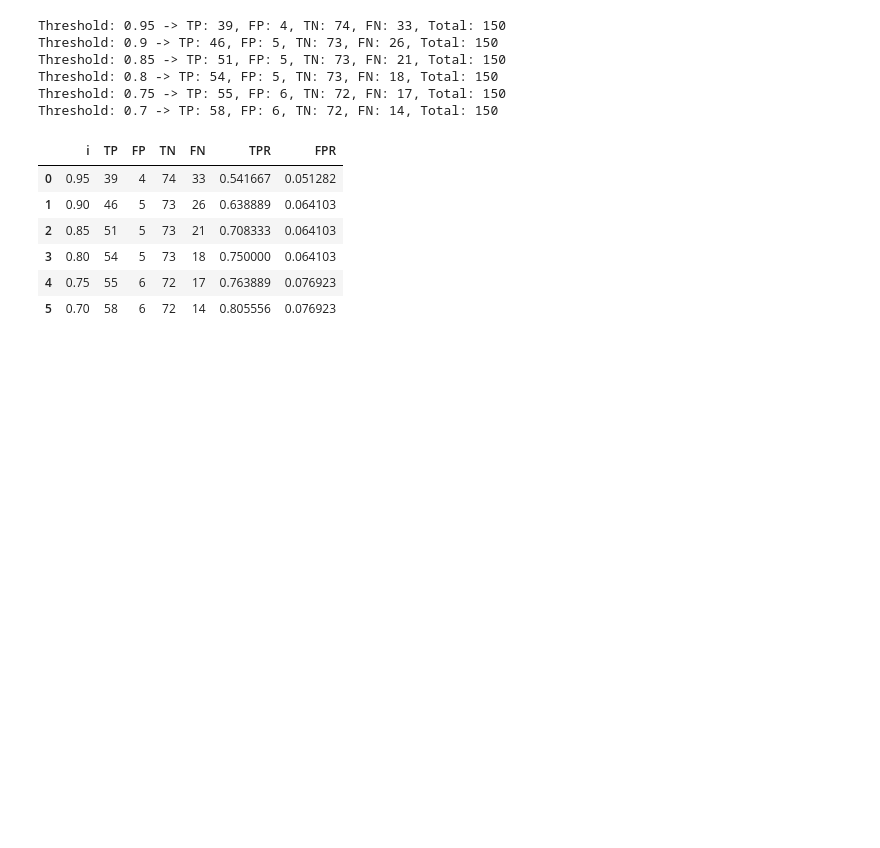
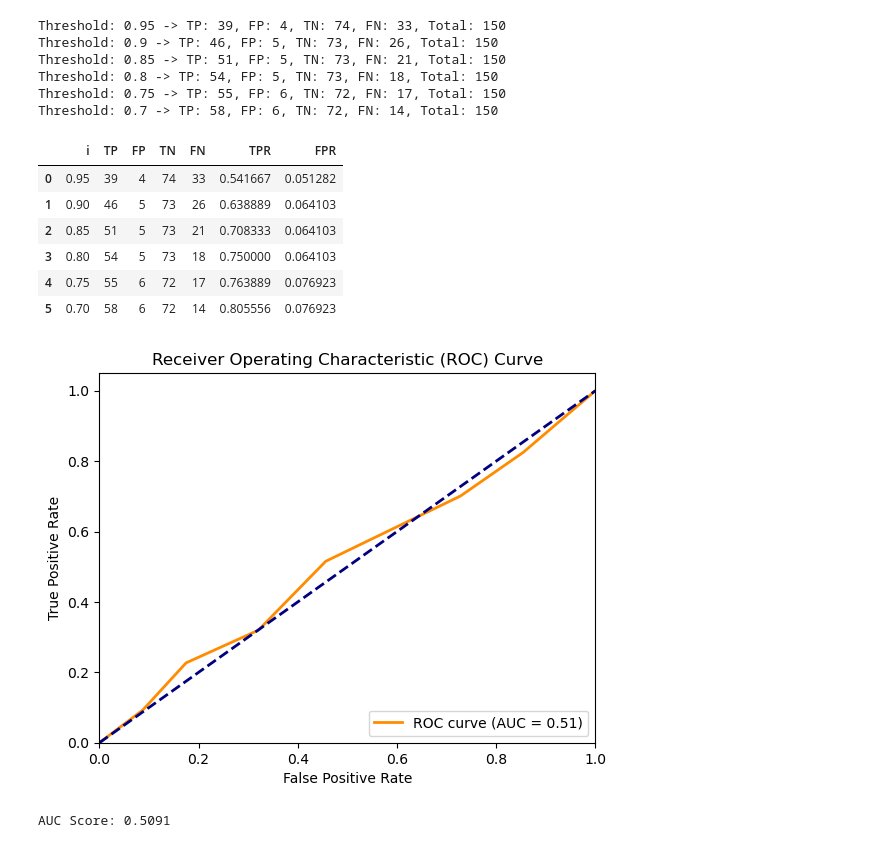
Before and after one commit to STAJANP1/PM98454_20011006.py, a Jupyter notebook: HW_2.ipynb, the cells around one changed output. Cells and saved outputs as stored; diff of their text form; code cells hidden in the pictures; blank space fills up the shorter version.

```diff
--- a/HW_2.ipynb
+++ b/HW_2.ipynb
@@ -177,3 +177,59 @@ Threshold: 0.7 -> TP: 58, FP: 6, TN: 72, FN: 14, Total: 150
 | 3 | 0.80 | 54 | 5 | 73 | 18 | 0.750000 | 0.064103 |
 | 4 | 0.75 | 55 | 6 | 72 | 17 | 0.763889 | 0.076923 |
 | 5 | 0.70 | 58 | 6 | 72 | 14 | 0.805556 | 0.076923 |
+# %%
+import pandas as pd
+import numpy as np
+from sklearn.model_selection import train_test_split
+from sklearn.naive_bayes import CategoricalNB
+from sklearn.preprocessing import LabelEncoder
+from sklearn.metrics import roc_curve, auc
+import matplotlib.pyplot as plt
+
+# Load data from the provided URL
+file_path = "https://raw.githubusercontent.com/UB01976/is7332025/refs/heads/main/data-mining-project-repo/03032025_CW/hamspam.csv"
+frame = pd.read_csv(file_path, index_col='ID')
+
+# Encode categorical variables using Label Encoder
+le = LabelEncoder()
+frame['Contains Link'] = le.fit_transform(frame['Contains Link'])
+frame['Contains Money Words'] = le.fit_transform(frame['Contains Money Words'])
+frame['Length'] = le.fit_transform(frame['Length'])
+frame['Class'] = le.fit_transform(frame['Class'])
+
+# Split features and target
+X = frame[['Contains Link', 'Contains Money Words', 'Length']]
+y = frame['Class']
+
+# Split into training and testing sets
+X_train, X_test, y_train, y_test = train_test_split(X, y, test_size=0.2, random_state=42)
+
+# Initialize and fit the Naive Bayes model
+nb_model = CategoricalNB()
+nb_model.fit(X_train, y_train)
+
+# Predict probabilities for the positive class
+y_pred_proba = nb_model.predict_proba(X_test)[:, 1]
+
+# Calculate ROC curve and AUC score
+fpr, tpr, _ = roc_curve(y_test, y_pred_proba)
+roc_auc = auc(fpr, tpr)
+
+# Plot ROC curve
+plt.figure()
+plt.plot(fpr, tpr, color='darkorange', lw=2, label=f'ROC curve (AUC = {roc_auc:.2f})')
+plt.plot([0, 1], [0, 1], color='navy', lw=2, linestyle='--')
+plt.xlim([0.0, 1.0])
+plt.ylim([0.0, 1.05])
+plt.xlabel('False Positive Rate')
+plt.ylabel('True Positive Rate')
+plt.title('Receiver Operating Characteristic (ROC) Curve')
+plt.legend(loc="lower right")
+plt.savefig("roc_curve_2b.png")  # Save the ROC curve as an image file
+plt.show()
+
+# Print the AUC score
+print(f"AUC Score: {roc_auc:.4f}")
+# %% [output]
+[figure, added]
+AUC Score: 0.5091
```
Also changed, not shown: parts of 6 cells of this notebook.
